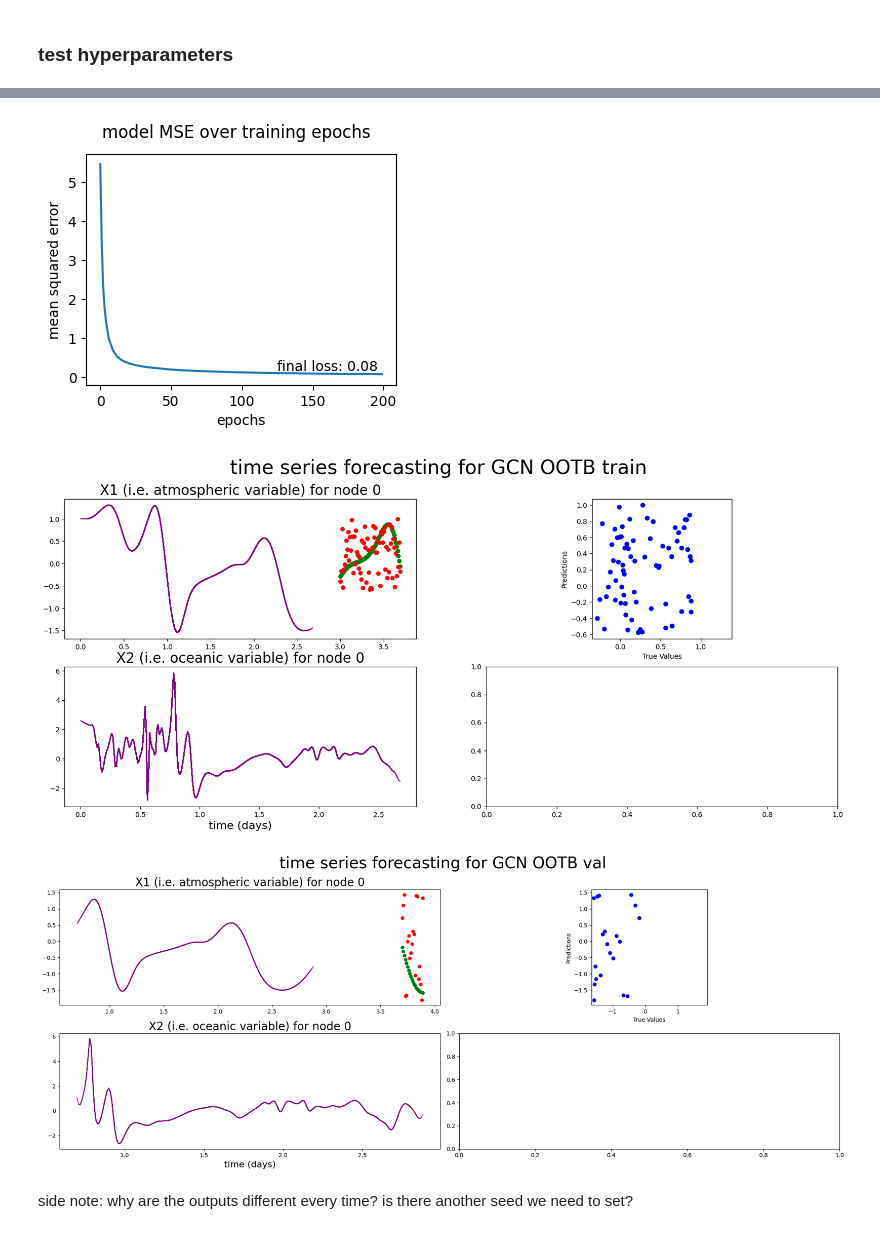
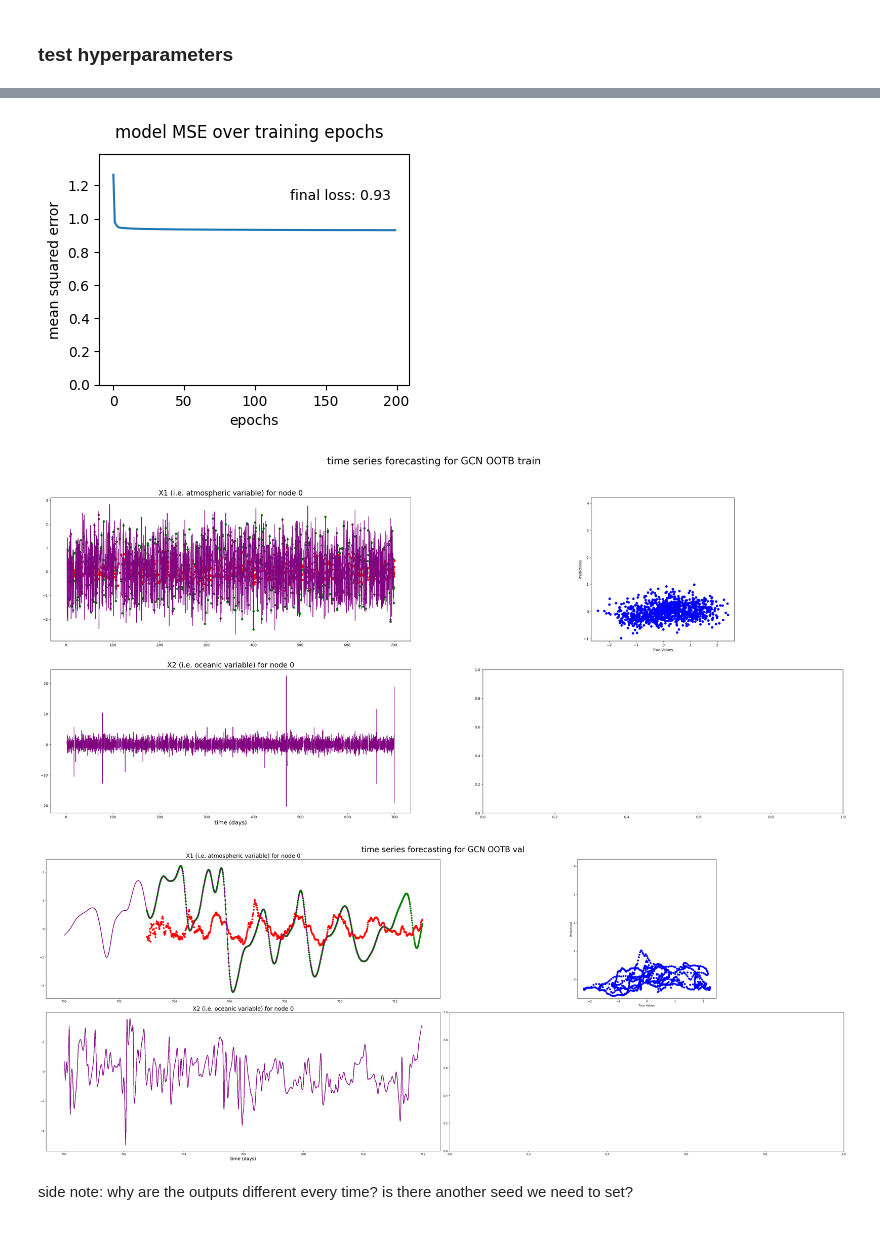
Before and after one commit to VaniSachdev/lorenzGNN, a Jupyter notebook: param.ipynb, the cells around one changed output, grey strips where cells are left out. Drawn from its saved outputs; the diff is of its cells as text; code cells hidden in the pictures.

```diff
--- a/param.ipynb
+++ b/param.ipynb
@@ -44,7 +46,7 @@ def make_train_model(train,
                      loss='mean_squared_error',
                      epochs=200):
     # prepare data
-    train_loader = MixedLoader(dataset=train, batch_size=32)
+    train_loader = MixedLoader(dataset=train, batch_size=32, shuffle=False)
 
     # create and train model
     GCN_model = GCN(
@@ -71,8 +73,9 @@ def plot_model_results(train, val, GCN_model, history, epochs=200):
     ax.set_xlabel('epochs')
     fig_train_loss.suptitle('model MSE over training epochs')
     ax.text(x=epochs - 75,
-            y=2 * history.history['loss'][-1],
+            y=1.2 * history.history['loss'][-1],
             s="final loss: {:.2f}".format(history.history['loss'][-1]))
+    ax.set_ylim(0, history.history['loss'][0]*1.1)
 
     # plot train predictions
     fig_train_pred, (ax0,
@@ -103,7 +106,7 @@ def plot_model_results(train, val, GCN_model, history, epochs=200):
 
 # only uncomment each line if testing a non-default parameter
 dataset = lorenzDataset(
-    # n_samples=1 / DEFAULT_TIME_RESOLUTION,
+    n_samples=100000,
     # input_steps=2 / DEFAULT_TIME_RESOLUTION,  # 2 days
     # output_delay=1 / DEFAULT_TIME_RESOLUTION,  # 1 day
     # output_steps=1,
@@ -118,14 +121,3 @@ dataset = lorenzDataset(
     # time_resolution=DEFAULT_TIME_RESOLUTION,
     # seed=42
 )
-
-train = dataset[:int(0.7 * dataset.n_graphs)]
-val = dataset[int(0.7 * dataset.n_graphs):int(0.9 * dataset.n_graphs)]
-test = dataset[int(0.9 * dataset.n_graphs):]
-
-# normalize data
-X1_mean, X1_std, X2_mean, X2_std = train.get_mean_std()
-
-train.normalize(X1_mean, X1_std, X2_mean, X2_std)
-val.normalize(X1_mean, X1_std, X2_mean, X2_std)
-test.normalize(X1_mean, X1_std, X2_mean, X2_std)
@@ -181,5 +197,5 @@ plt.show()
 # %% [markdown]
 ### test hyperparameters
 # %%
-model, history = make_train_model(train, activation="tanh")
+model, history = make_train_model(train, activation="relu")
 # %% [output]
@@ -203,4 +221,4 @@ Epoch 200/200
 # %%
 fig_train_loss, fig_train_pred, fig_val_pred = plot_model_results(
-    train, val, model, history)
+    train[:1000], val[:1000], model, history)
 # %% [output]
@@ -209,5 +227,5 @@ fig_train_loss, fig_train_pred, fig_val_pred = plot_model_results(
-[figure, old version]
+[figure, new version]
-[figure, old version]
+[figure, new version]
-[figure, old version]
+[figure, new version]
 # %% [markdown]
 side note: why are the outputs different every time? is there another seed we need to set?
```
Also changed, not shown: parts of 7 cells of this notebook, 5 other files.
